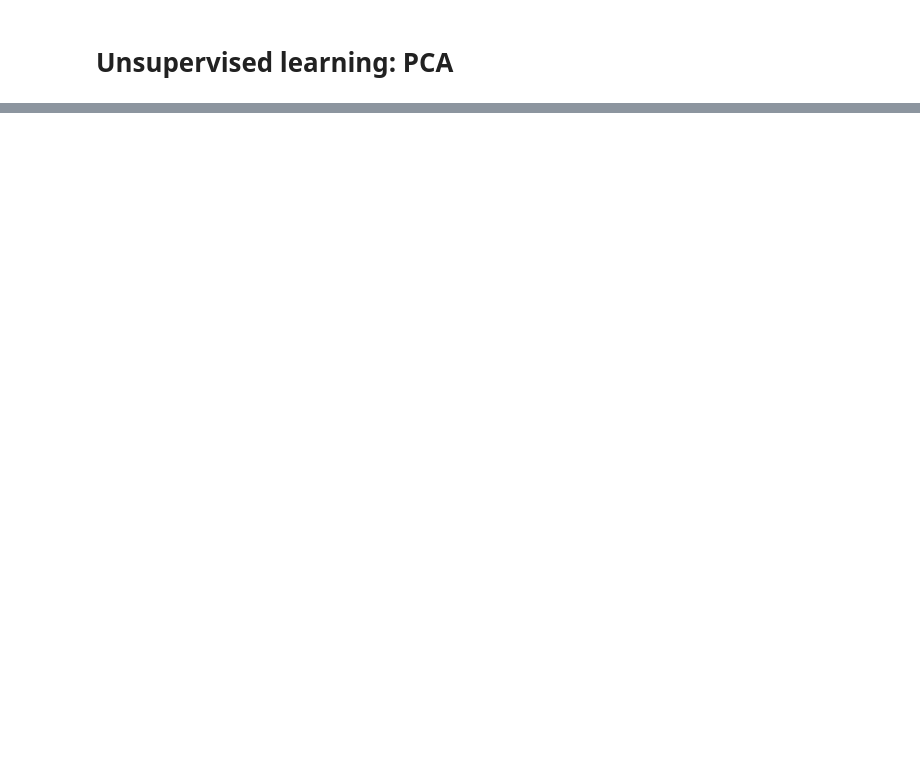
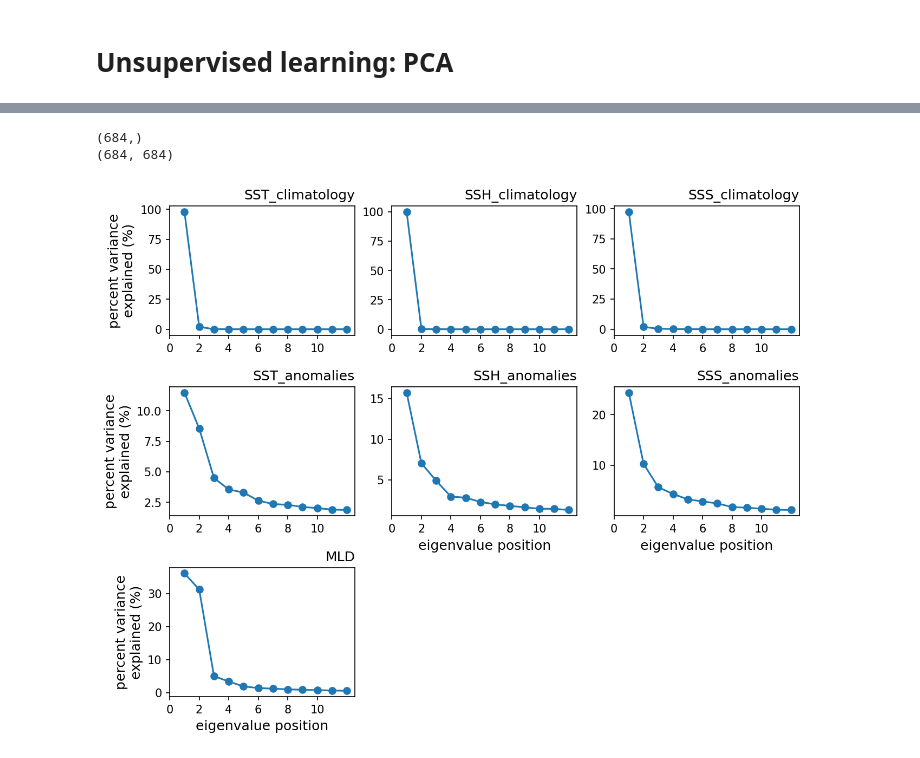
Before and after one commit to Yiyu-Zheng/MLinATS-HW, a Jupyter notebook: HW3/HW3-UnsupervisedLearning.ipynb, the cells around one changed output, grey strips where cells are left out. Saved outputs shown, nothing was run; the diff lists cells and outputs as text; code cells hidden in the pictures; blank space fills up the shorter version.

```diff
--- a/HW3/HW3-UnsupervisedLearning.ipynb
+++ b/HW3/HW3-UnsupervisedLearning.ipynb
@@ -100,0 +138,75 @@ y_new = standardize_input(y, ymean, ystd)
+# %%
+# calculate eigenvalues and eigenvectors
+lamSST_cf, ESST_cf = np.linalg.eig(CSST_cf)
+lamSSH_cf, ESSH_cf = np.linalg.eig(CSSH_cf)
+lamSSS_cf, ESSS_cf = np.linalg.eig(CSSS_cf)
+lamSST_a, ESST_a = np.linalg.eig(CSST_a)
+lamSSH_a, ESSH_a = np.linalg.eig(CSSH_a)
+lamSSS_a, ESSS_a = np.linalg.eig(CSSS_a)
+
+lamMLD, EMLD = np.linalg.eig(CMLD)
+
+print(lamSST_cf.shape)
+print(ESST_cf.shape)
+# %% [output]
+(684,)
+(684, 684)
+# %%
+# convert eigenvalues to percent variance explaiend
+pveSST_cf = 100.*lamSST_cf.real/np.sum(lamSST_cf.real)
+pveSSH_cf = 100.*lamSSH_cf.real/np.sum(lamSSH_cf.real)
+pveSSS_cf = 100.*lamSSS_cf.real/np.sum(lamSSS_cf.real)
+pveSST_a = 100.*lamSST_a.real/np.sum(lamSST_a.real)
+pveSSH_a = 100.*lamSSH_a.real/np.sum(lamSSH_a.real)
+pveSSS_a = 100.*lamSSS_a.real/np.sum(lamSSS_a.real)
+
+pveMLD = 100.*lamMLD.real/np.sum(lamMLD.real)
+
+# plot explained variance
+plt.figure(figsize=(10,8))
+plt.subplots_adjust(wspace=0.2, hspace=0.4)
+
+plt.subplot(3,3,1)
+plt.plot(np.arange(1,13), pveSST_cf[:12], 'o-')  # only the first 12 lambda
+plt.xticks(np.arange(0,12,2), np.arange(0,12,2))
+plt.title('SST_climatology', loc='right')
+plt.ylabel('percent variance\nexplained (%)')
+
+plt.subplot(3,3,2)
+plt.plot(np.arange(1,13), pveSSH_cf[:12], 'o-')
+plt.xticks(np.arange(0,12,2), np.arange(0,12,2))
+plt.title('SSH_climatology', loc='right')
+
+plt.subplot(3,3,3)
+plt.plot(np.arange(1,13), pveSSS_cf[:12], 'o-')
+plt.xticks(np.arange(0,12,2), np.arange(0,12,2))
+plt.title('SSS_climatology', loc='right')
+
+plt.subplot(3,3,4)
+plt.plot(np.arange(1,13), pveSST_a[:12], 'o-')
+plt.xticks(np.arange(0,12,2), np.arange(0,12,2))
+plt.title('SST_anomalies', loc='right')
+plt.ylabel('percent variance\nexplained (%)')
+
+plt.subplot(3,3,5)
+plt.plot(np.arange(1,13), pveSSH_a[:12], 'o-')
+plt.xticks(np.arange(0,12,2), np.arange(0,12,2))
+plt.title('SSH_anomalies', loc='right')
+plt.xlabel('eigenvalue position')
+
+plt.subplot(3,3,6)
+plt.plot(np.arange(1,13), pveSSS_a[:12], 'o-')
+plt.xticks(np.arange(0,12,2), np.arange(0,12,2))
+plt.title('SSS_anomalies', loc='right')
+plt.xlabel('eigenvalue position')
+
+plt.subplot(3,3,7)
+plt.plot(np.arange(1,13), pveMLD[:12], 'o-')
+plt.xticks(np.arange(0,12,2), np.arange(0,12,2))
+plt.title('MLD', loc='right')
+plt.xlabel('eigenvalue position')
+plt.ylabel('percent variance\nexplained (%)')
+
+plt.show()
+# %% [output]
+[figure, added]
```
Also changed, not shown: parts of 12 cells of this notebook.
